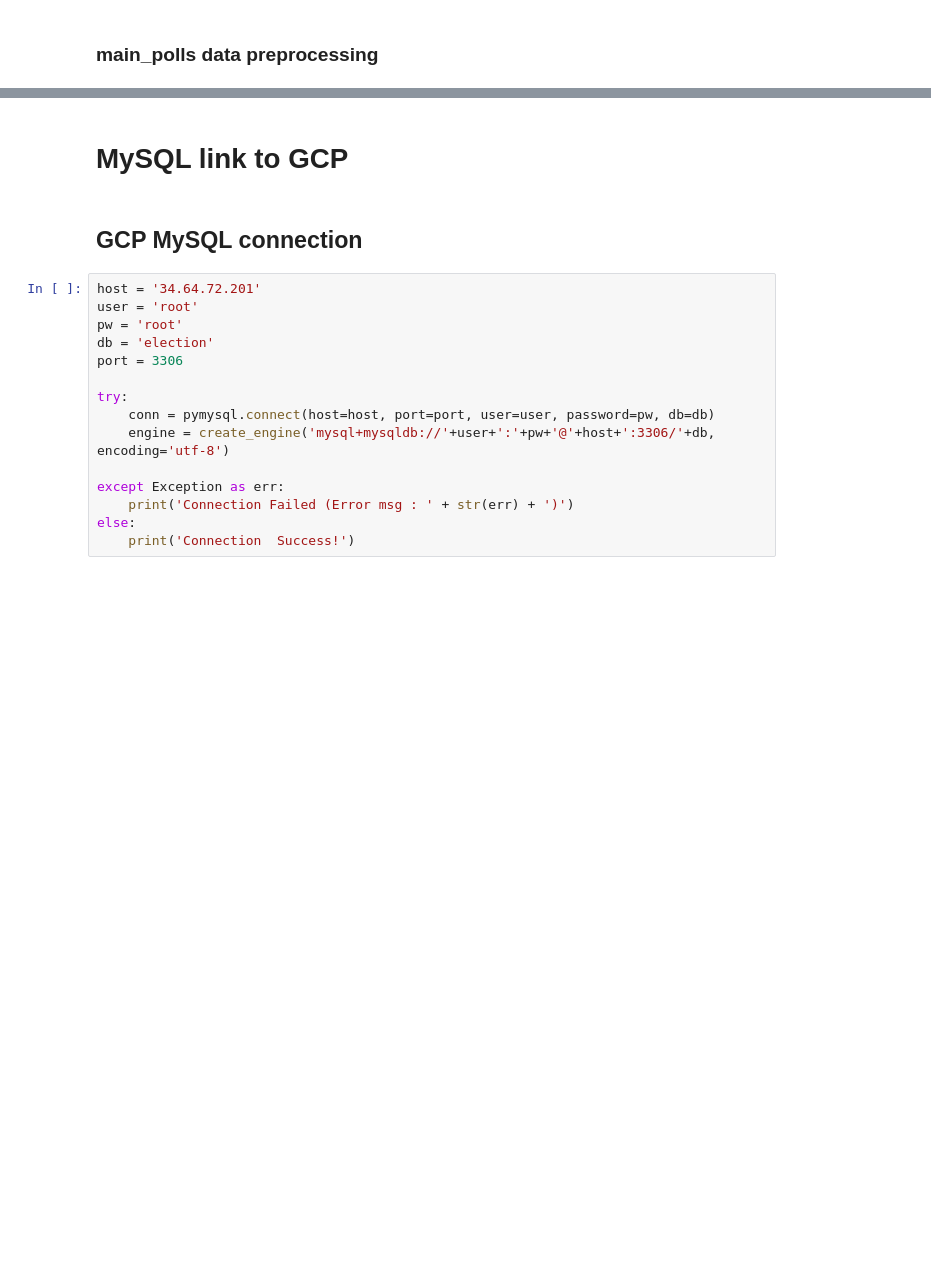
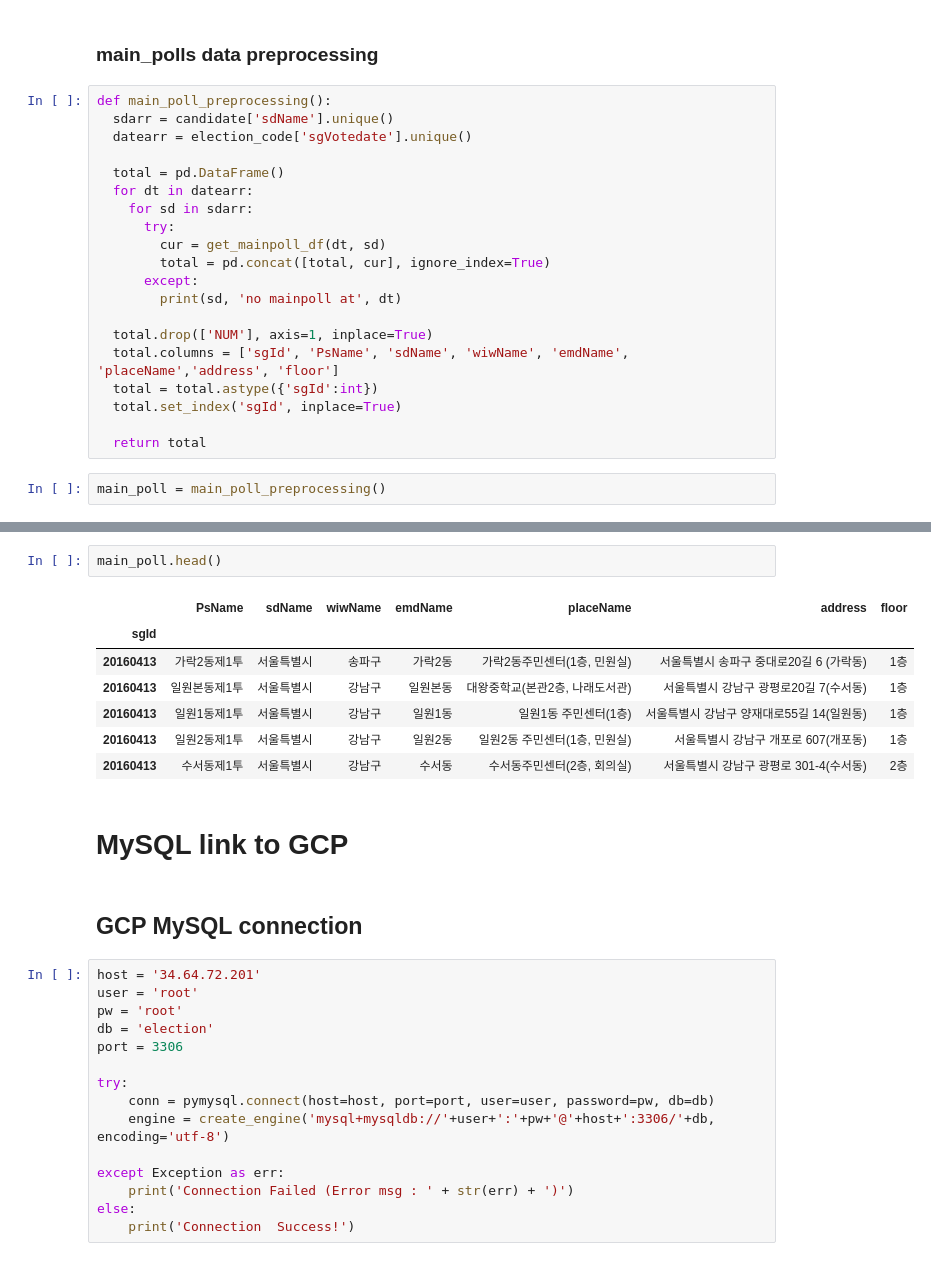
Before and after one commit to ElectionInfo/Data_code, a Jupyter notebook: election_database.ipynb, the cells around one changed output, grey strips where cells are left out. Saved outputs shown, nothing was run; the diff lists cells and outputs as text; blank space fills up the shorter version.

```diff
--- a/election_database.ipynb
+++ b/election_database.ipynb
@@ -362,2 +449,24 @@ candidate.head()
 # %% [markdown]
 ### main_polls data preprocessing
+# %%
+def main_poll_preprocessing():
+  sdarr = candidate['sdName'].unique()
+  datearr = election_code['sgVotedate'].unique()
+
+  total = pd.DataFrame()
+  for dt in datearr:
+    for sd in sdarr:
+      try:
+        cur = get_mainpoll_df(dt, sd)
+        total = pd.concat([total, cur], ignore_index=True)
+      except:
+        print(sd, 'no mainpoll at', dt)
+
+  total.drop(['NUM'], axis=1, inplace=True)
+  total.columns = ['sgId', 'PsName', 'sdName', 'wiwName', 'emdName', 'placeName','address', 'floor']
+  total = total.astype({'sgId':int})
+  total.set_index('sgId', inplace=True)
+
+  return total
+# %%
+main_poll = main_poll_preprocessing()
@@ -364,3 +491,13 @@ candidate.head()
+# %%
+main_poll.head()
+# %% [output]
+|  | PsName | sdName | wiwName | emdName | placeName | address | floor |
+| sgId |  |  |  |  |  |  |  |
+| 20160413 | 가락2동제1투 | 서울특별시 | 송파구 | 가락2동 | 가락2동주민센터(1층, 민원실) | 서울특별시 송파구 중대로20길 6 (가락동) | 1층 |
+| 20160413 | 일원본동제1투 | 서울특별시 | 강남구 | 일원본동 | 대왕중학교(본관2층, 나래도서관) | 서울특별시 강남구 광평로20길 7(수서동) | 1층 |
+| 20160413 | 일원1동제1투 | 서울특별시 | 강남구 | 일원1동 | 일원1동 주민센터(1층) | 서울특별시 강남구 양재대로55길 14(일원동) | 1층 |
+| 20160413 | 일원2동제1투 | 서울특별시 | 강남구 | 일원2동 | 일원2동 주민센터(1층, 민원실) | 서울특별시 강남구 개포로 607(개포동) | 1층 |
+| 20160413 | 수서동제1투 | 서울특별시 | 강남구 | 수서동 | 수서동주민센터(2층, 회의실) | 서울특별시 강남구 광평로 301-4(수서동) | 2층 |
 # %% [markdown]
 # MySQL link to GCP
 # %% [markdown]
```
Also changed, not shown: parts of 40 cells of this notebook, 1 other file.
